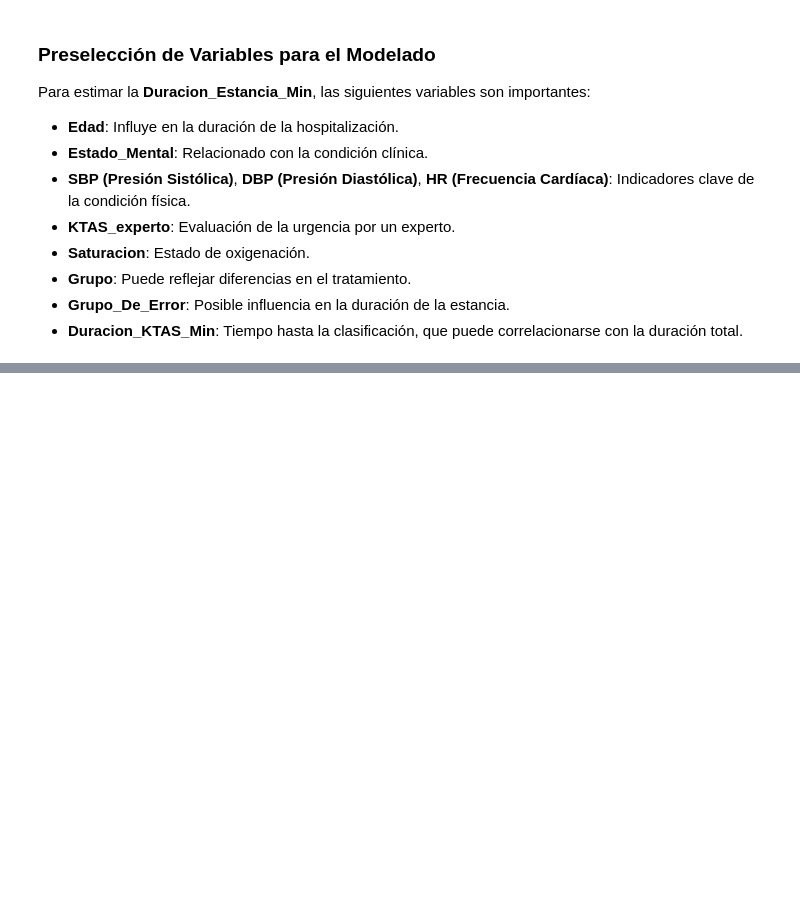
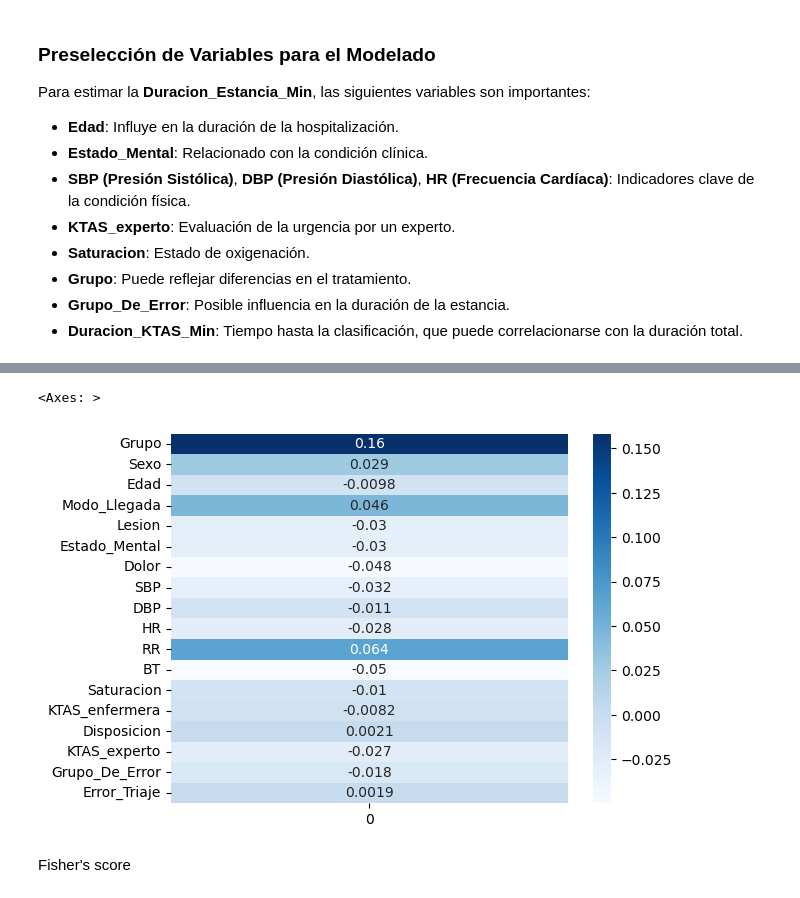
Before and after one commit to despinosaa/Lab1_G1, a Jupyter notebook: Lab1_codigo.ipynb, the cells around one changed output, grey strips where cells are left out. Drawn from its saved outputs; the diff is of its cells as text; code cells hidden in the pictures; blank space fills up the shorter version.

```diff
--- a/Lab1_codigo.ipynb
+++ b/Lab1_codigo.ipynb
@@ -103,0 +131,8 @@ Para estimar la **Duracion_Estancia_Min**, las siguientes variables son importan
+# %%
+corrw = data.drop(['Duracion_Estancia_Min'], axis=1).corrwith(data['Duracion_Estancia_Min'])
+sb.heatmap(pd.DataFrame(corrw), cmap="Blues", annot=True)
+# %% [output]
+<Axes: >
+[figure, added]
+# %% [markdown]
+Fisher's score
```
Also changed, not shown: parts of 3 cells of this notebook.
